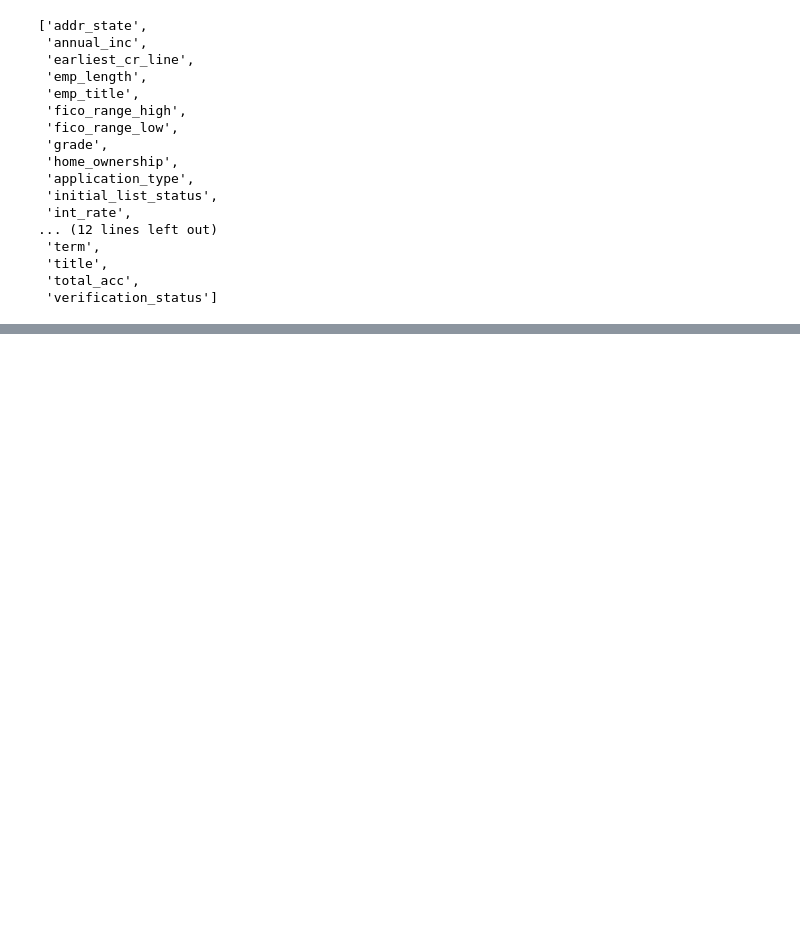
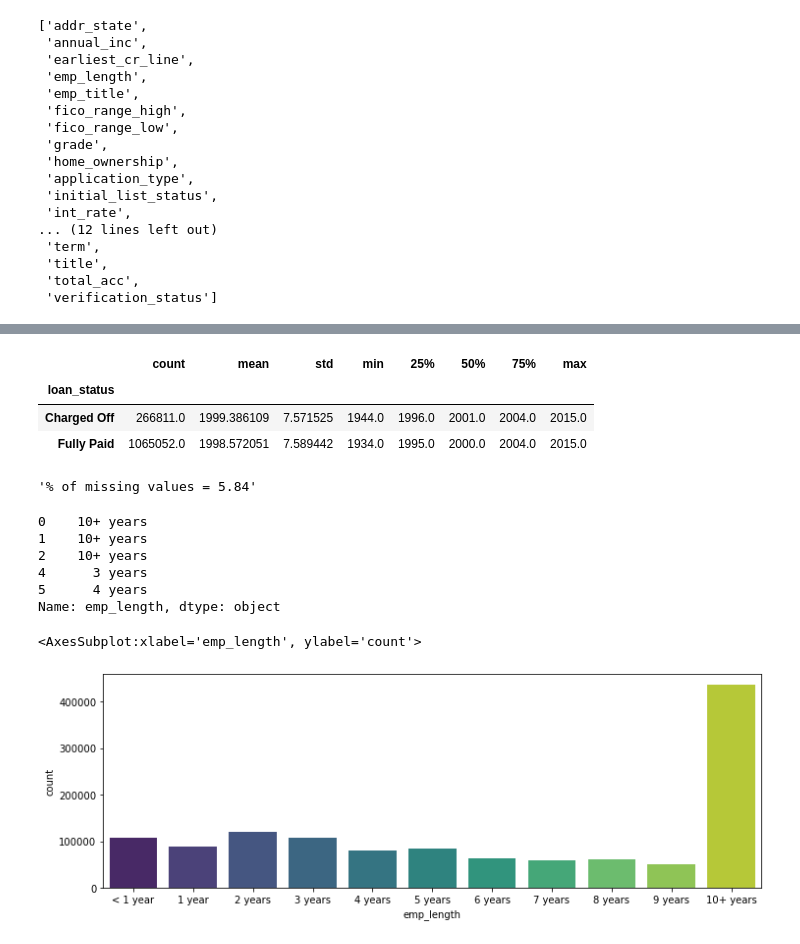
Before and after one commit to dstushar7/credit-risk-analysis, a Jupyter notebook: Credit Risk.ipynb, the cells around one changed output, grey strips where cells are left out. Drawn from its saved outputs; the diff is of its cells as text; code cells hidden in the pictures; blank space fills up the shorter version.

```diff
--- a/Credit Risk.ipynb
+++ b/Credit Risk.ipynb
@@ -411,0 +444,32 @@ df.groupby('loan_status')['annual_inc'].describe()
+# %%
+df.groupby('loan_status')['earliest_cr_line'].describe()
+
+# Mean earliest_cr_line for customers who fully paid the loan was approx. 1 year before the customers who did not pay the loan.
+# %% [output]
+|  | count | mean | std | min | 25% | 50% | 75% | max |
+| loan_status |  |  |  |  |  |  |  |  |
+| Charged Off | 266811.0 | 1999.386109 | 7.571525 | 1944.0 | 1996.0 | 2001.0 | 2004.0 | 2015.0 |
+| Fully Paid | 1065052.0 | 1998.572051 | 7.589442 | 1934.0 | 1995.0 | 2000.0 | 2004.0 | 2015.0 |
+# %%
+# Let's check emp_length now
+if_null_values('emp_length')
+# %% [output]
+'% of missing values = 5.84'
+# %%
+df['emp_length'].head()
+# %% [output]
+0    10+ years
+1    10+ years
+2    10+ years
+4      3 years
+5      4 years
+Name: emp_length, dtype: object
+# %%
+emp_length_order = [ '< 1 year', '1 year', '2 years', '3 years', '4 years', '5 years', '6 years',
+                    '7 years', '8 years', '9 years', '10+ years']
+
+plt.figure(figsize=(12,4))
+sns.countplot(x='emp_length',data=df,order=emp_length_order, palette='viridis')
+# %% [output]
+<AxesSubplot:xlabel='emp_length', ylabel='count'>
+[figure, added]
```
Also changed, not shown: parts of 55 cells of this notebook.
